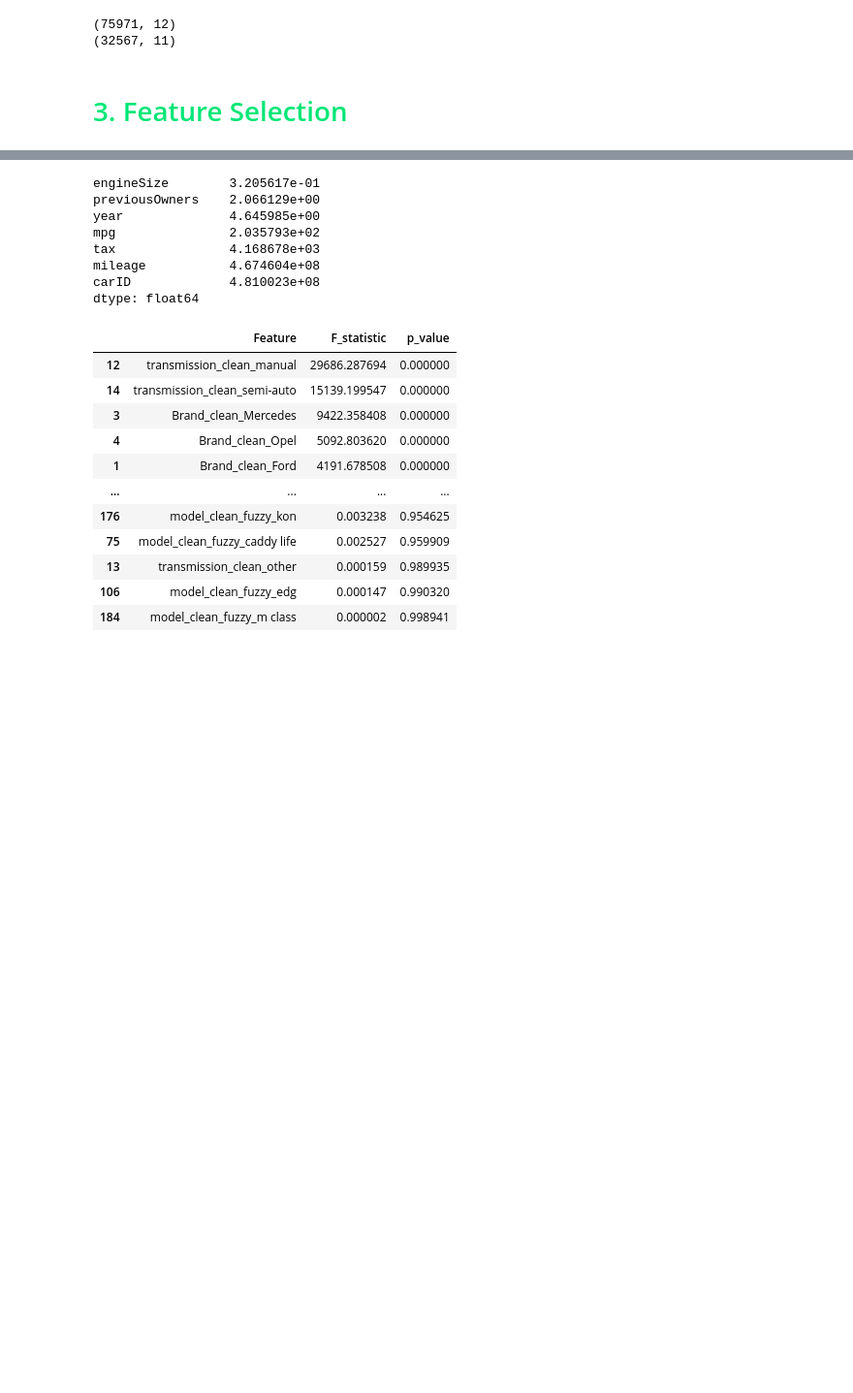
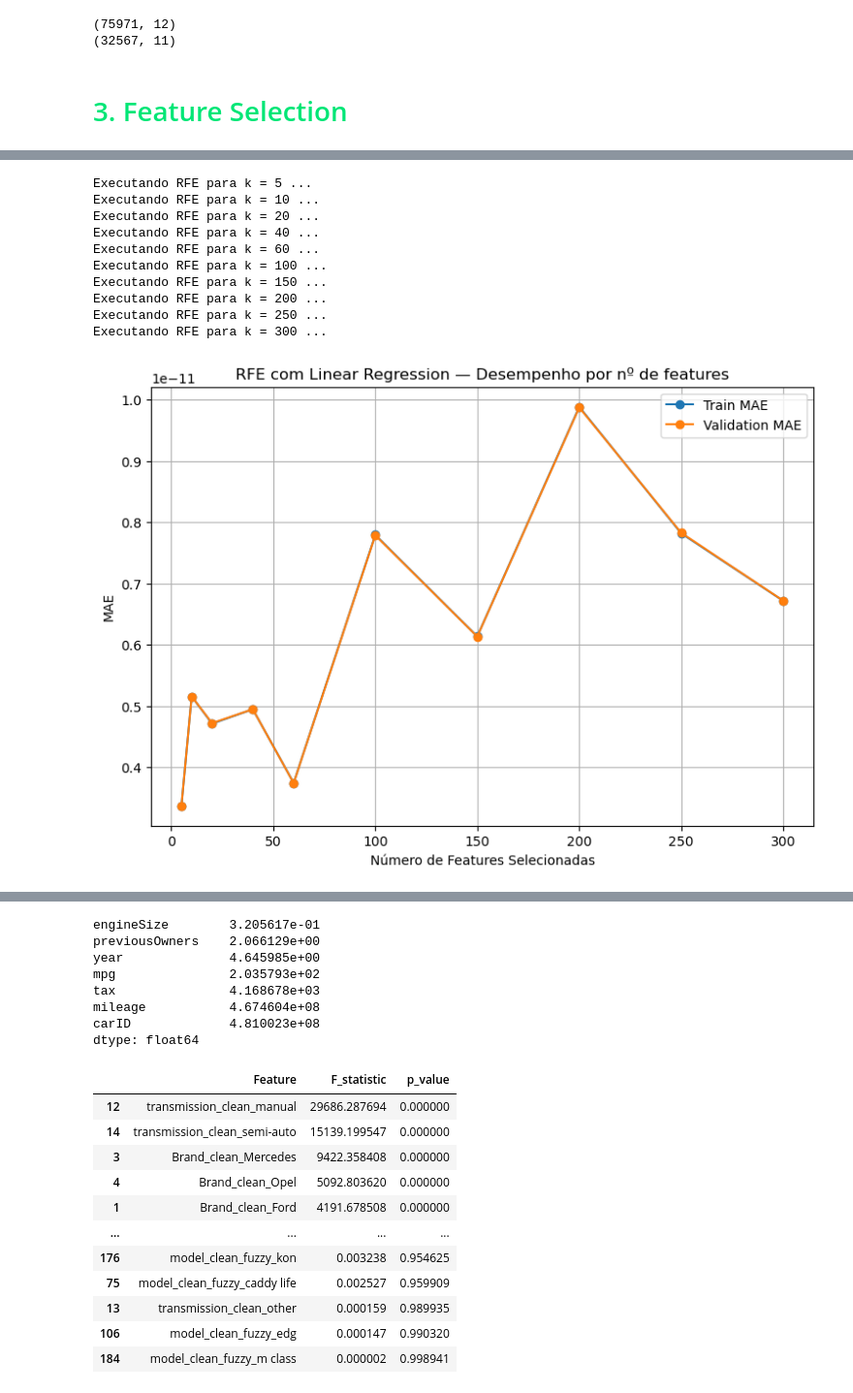
Before and after one commit to Danirib11221/MachineLearning39, a Jupyter notebook: MachineLearningProject.ipynb, the cells around one changed output, grey strips where cells are left out. Shown at 97% size. Drawn from its saved outputs; the diff is of its cells as text; code cells hidden in the pictures; blank space fills up the shorter version.

```diff
--- a/MachineLearningProject.ipynb
+++ b/MachineLearningProject.ipynb
@@ -2065,0 +2168,68 @@ def new_features(df, include_advanced=True):
+# %%
+from sklearn.feature_selection import RFE
+from sklearn.linear_model import LinearRegression
+from sklearn.model_selection import KFold
+from sklearn.metrics import mean_absolute_error
+import numpy as np
+import matplotlib.pyplot as plt
+
+# Vamos testar diferentes nº de features
+k_values = [5, 10, 20, 40, 60, 100, 150, 200, 250, 300]
+
+train_scores = []
+val_scores = []
+
+kf = KFold(n_splits=5, shuffle=True, random_state=42)
+
+for k in k_values:
+    print(f"Executando RFE para k = {k} ...")
+
+    # Criar RFE
+    selector = RFE(LinearRegression(), n_features_to_select=k)
+    selector.fit(X_full, y_full)
+
+    # Selecionar colunas
+    selected = X_full.columns[selector.support_]
+
+    fold_train = []
+    fold_val = []
+
+    # Avaliar via CV
+    for train_idx, val_idx in kf.split(X_full):
+        X_train, X_val = X_full.iloc[train_idx][selected], X_full.iloc[val_idx][selected]
+        y_train, y_val = y_full.iloc[train_idx], y_full.iloc[val_idx]
+
+        model = LinearRegression()
+        model.fit(X_train, y_train)
+
+        pred_train = model.predict(X_train)
+        pred_val = model.predict(X_val)
+
+        fold_train.append(mean_absolute_error(y_train, pred_train))
+        fold_val.append(mean_absolute_error(y_val, pred_val))
+
+    train_scores.append(np.mean(fold_train))
+    val_scores.append(np.mean(fold_val))
+
+# === PLOT === #
+plt.figure(figsize=(9,6))
+plt.plot(k_values, train_scores, marker="o", label="Train MAE")
+plt.plot(k_values, val_scores, marker="o", label="Validation MAE")
+plt.xlabel("Número de Features Selecionadas")
+plt.ylabel("MAE")
+plt.title("RFE com Linear Regression — Desempenho por nº de features")
+plt.legend()
+plt.grid(True)
+plt.show()
+# %% [output]
+Executando RFE para k = 5 ...
+Executando RFE para k = 10 ...
+Executando RFE para k = 20 ...
+Executando RFE para k = 40 ...
+Executando RFE para k = 60 ...
+Executando RFE para k = 100 ...
+Executando RFE para k = 150 ...
+Executando RFE para k = 200 ...
+Executando RFE para k = 250 ...
+Executando RFE para k = 300 ...
+[figure, added]
```
Also changed, not shown: parts of 23 cells of this notebook.
